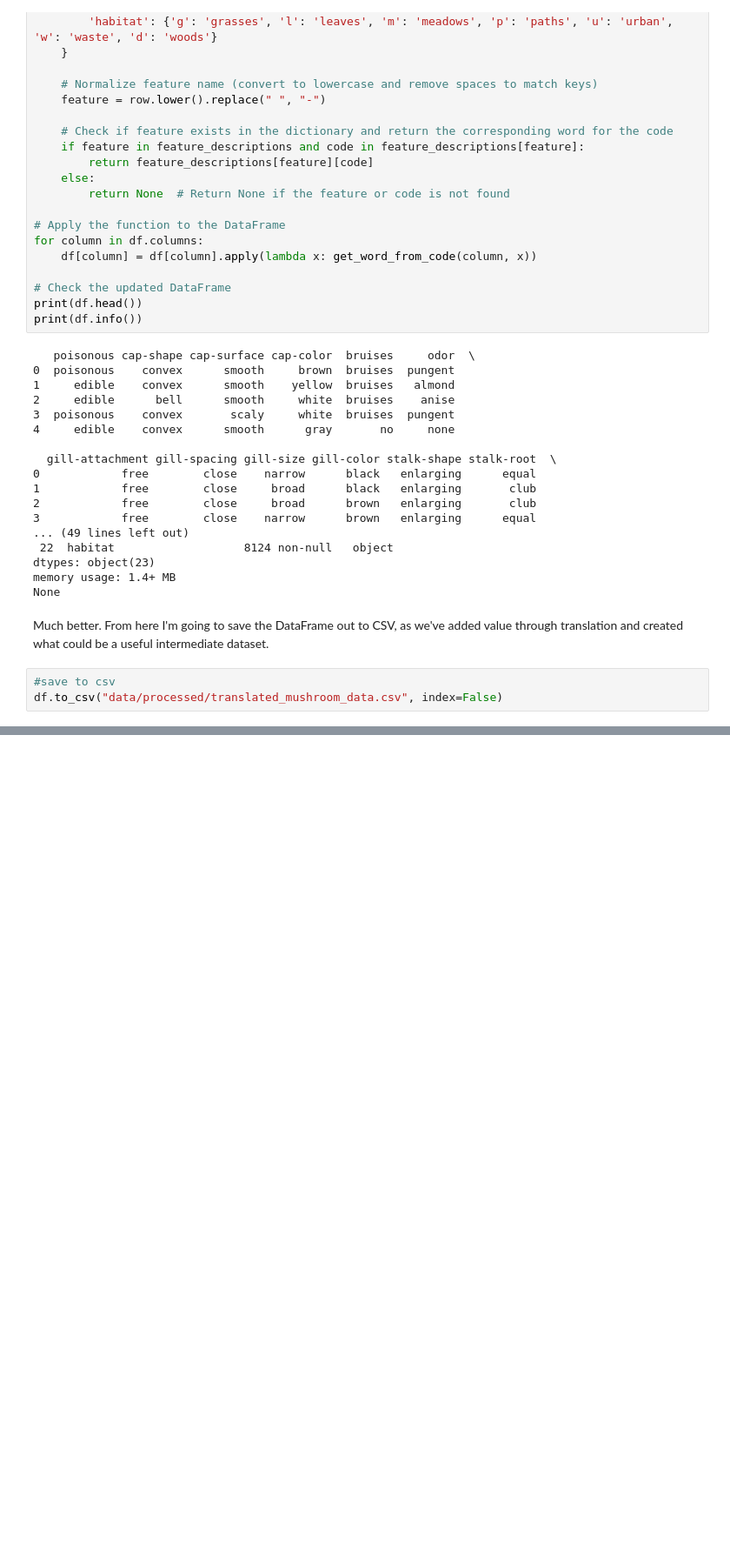
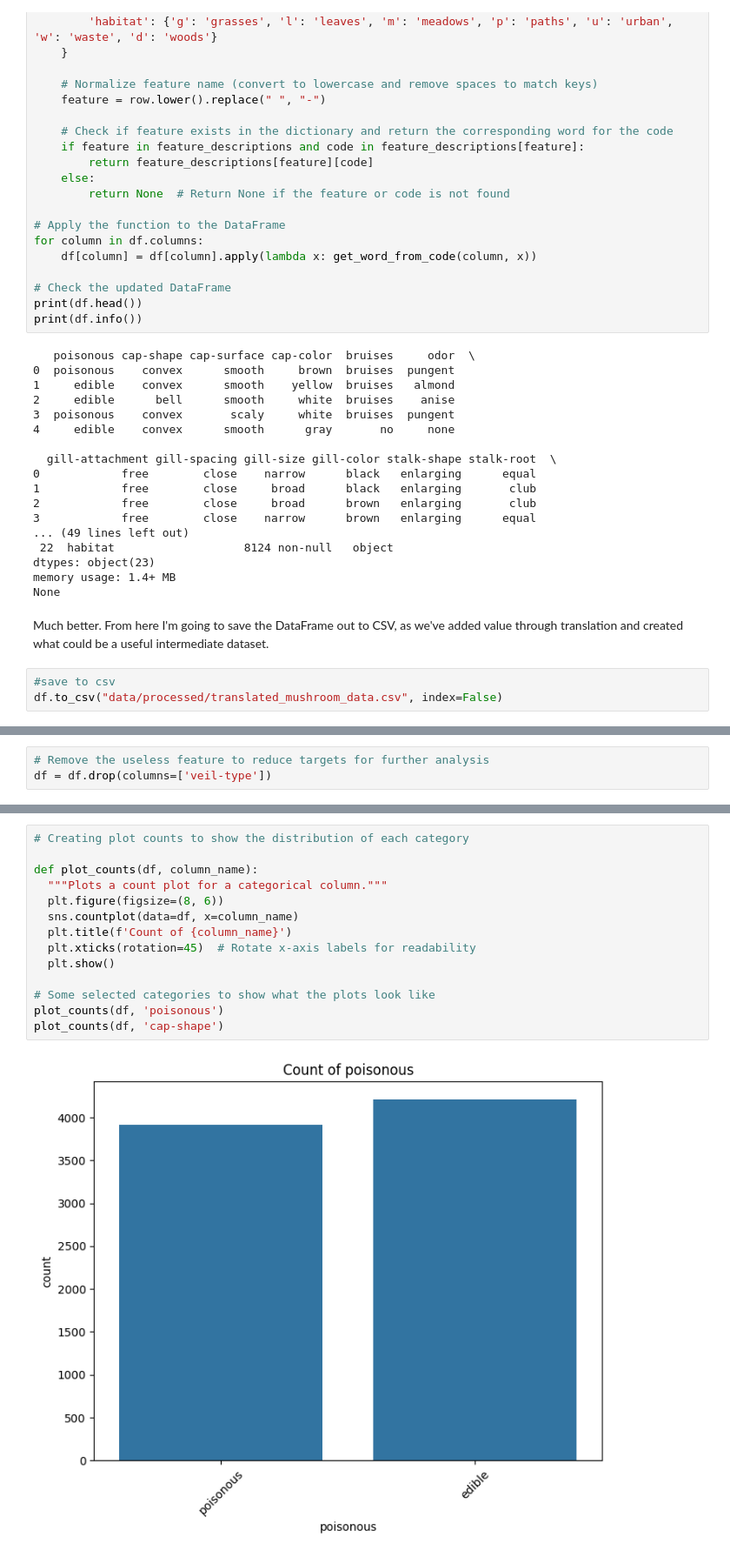
Before and after one commit to aarongilly/44-670-midterm, a Jupyter notebook: midterm_gillespie.ipynb, the cells around one changed output, grey strips where cells are left out. Shown at 87% size. Drawn from its saved outputs; the diff is of its cells as text; blank space fills up the shorter version.

```diff
--- a/midterm_gillespie.ipynb
+++ b/midterm_gillespie.ipynb
@@ -188,0 +248,3 @@ Another potential (at this point) issue is that **all features are currently tex
+# %%
+# Remove the useless feature to reduce targets for further analysis
+df = df.drop(columns=['veil-type'])
@@ -188,0 +255,16 @@ Another potential (at this point) issue is that **all features are currently tex
+# %%
+# Creating plot counts to show the distribution of each category
+
+def plot_counts(df, column_name):
+  """Plots a count plot for a categorical column."""
+  plt.figure(figsize=(8, 6))
+  sns.countplot(data=df, x=column_name)
+  plt.title(f'Count of {column_name}')
+  plt.xticks(rotation=45)  # Rotate x-axis labels for readability
+  plt.show()
+
+# Some selected categories to show what the plots look like
+plot_counts(df, 'poisonous')
+plot_counts(df, 'cap-shape')
+# %% [output]
+[figure, added]
```
Also changed, not shown: parts of 53 cells of this notebook, 4 other files.
